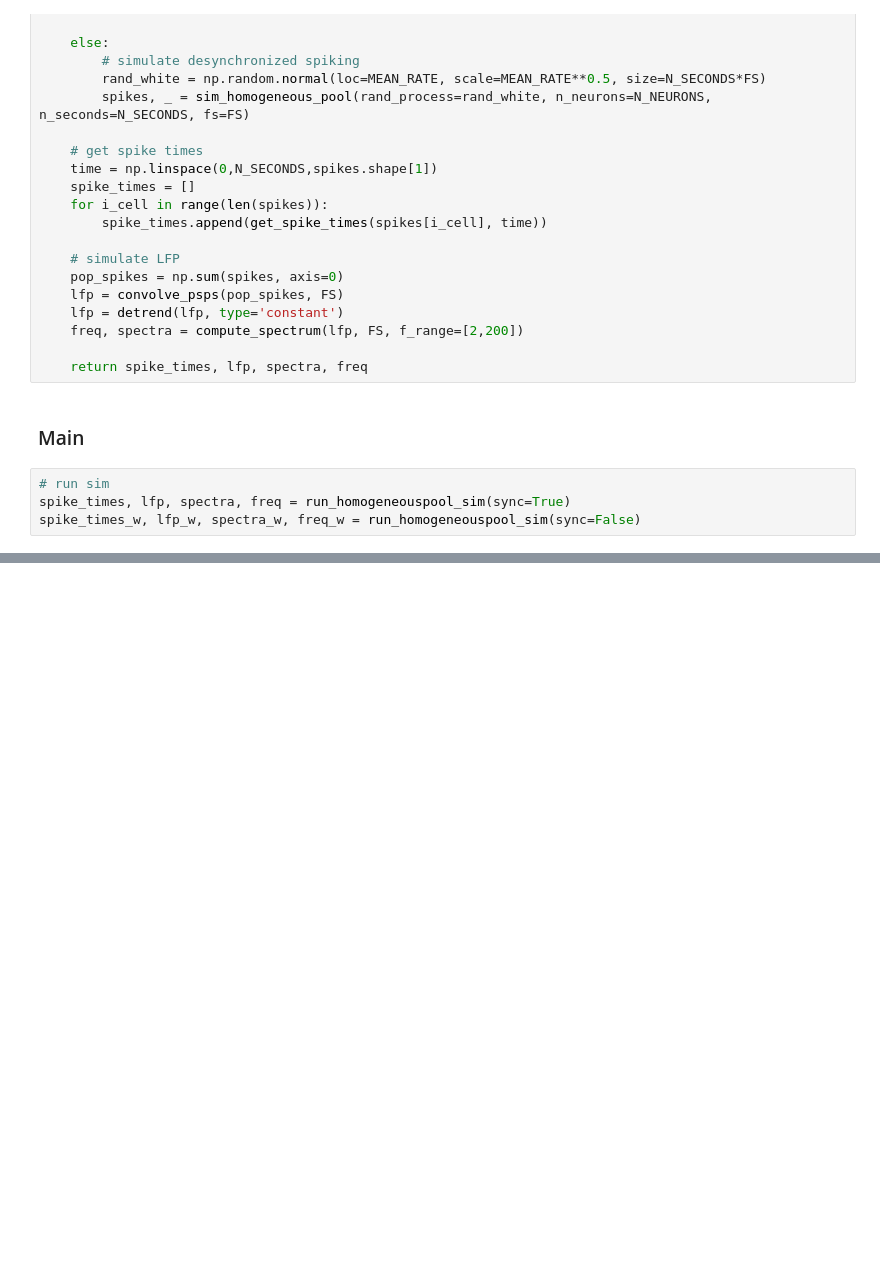
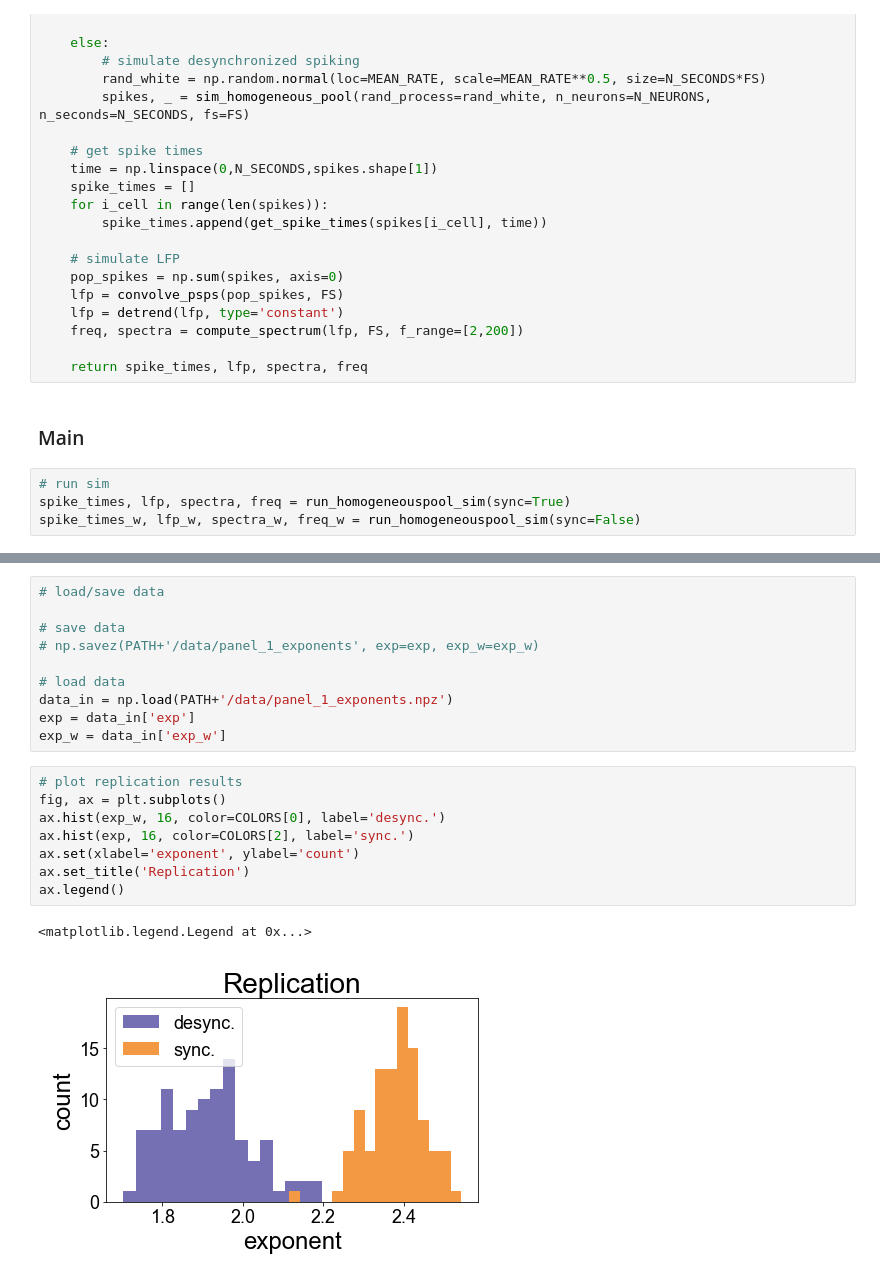
Before and after one commit to mwprestonjr/sfn_2022, a Jupyter notebook: notebooks/panel_1.ipynb, the cells around one changed output, grey strips where cells are left out. Drawn from its saved outputs; the diff is of its cells as text; blank space fills up the shorter version.

```diff
--- a/notebooks/panel_1.ipynb
+++ b/notebooks/panel_1.ipynb
@@ -307,0 +333,21 @@ plt.savefig(DIR_FIG + '/panel_1_fig4.png')
+# %%
+# load/save data
+
+# save data
+# np.savez(PATH+'/data/panel_1_exponents', exp=exp, exp_w=exp_w)
+
+# load data
+data_in = np.load(PATH+'/data/panel_1_exponents.npz')
+exp = data_in['exp']
+exp_w = data_in['exp_w']
+# %%
+# plot replication results
+fig, ax = plt.subplots()
+ax.hist(exp_w, 16, color=COLORS[0], label='desync.')
+ax.hist(exp, 16, color=COLORS[2], label='sync.')
+ax.set(xlabel='exponent', ylabel='count')
+ax.set_title('Replication')
+ax.legend()
+# %% [output]
+<matplotlib.legend.Legend at 0x...>
+[figure, added]
```
Also changed, not shown: parts of 10 cells of this notebook.
